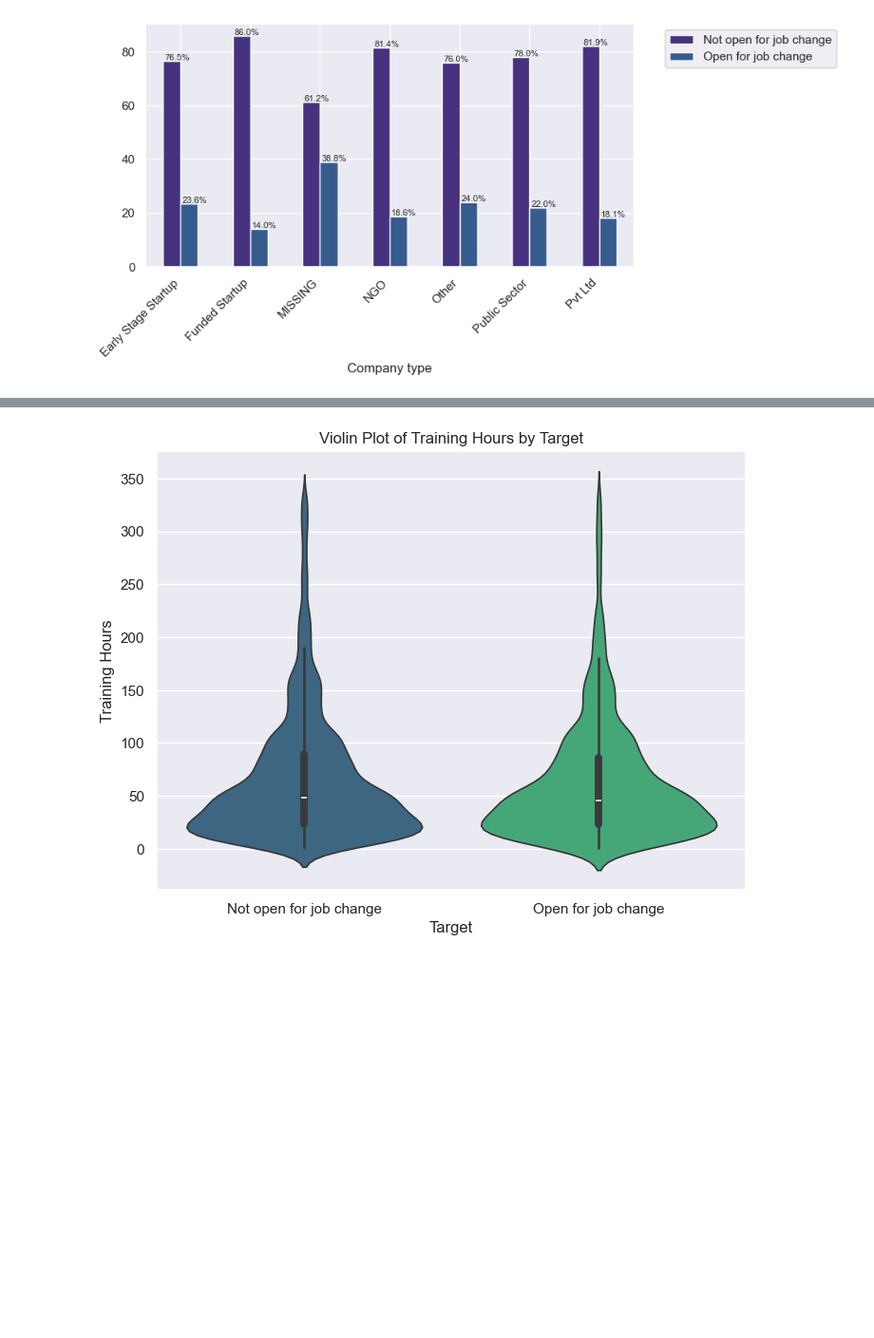
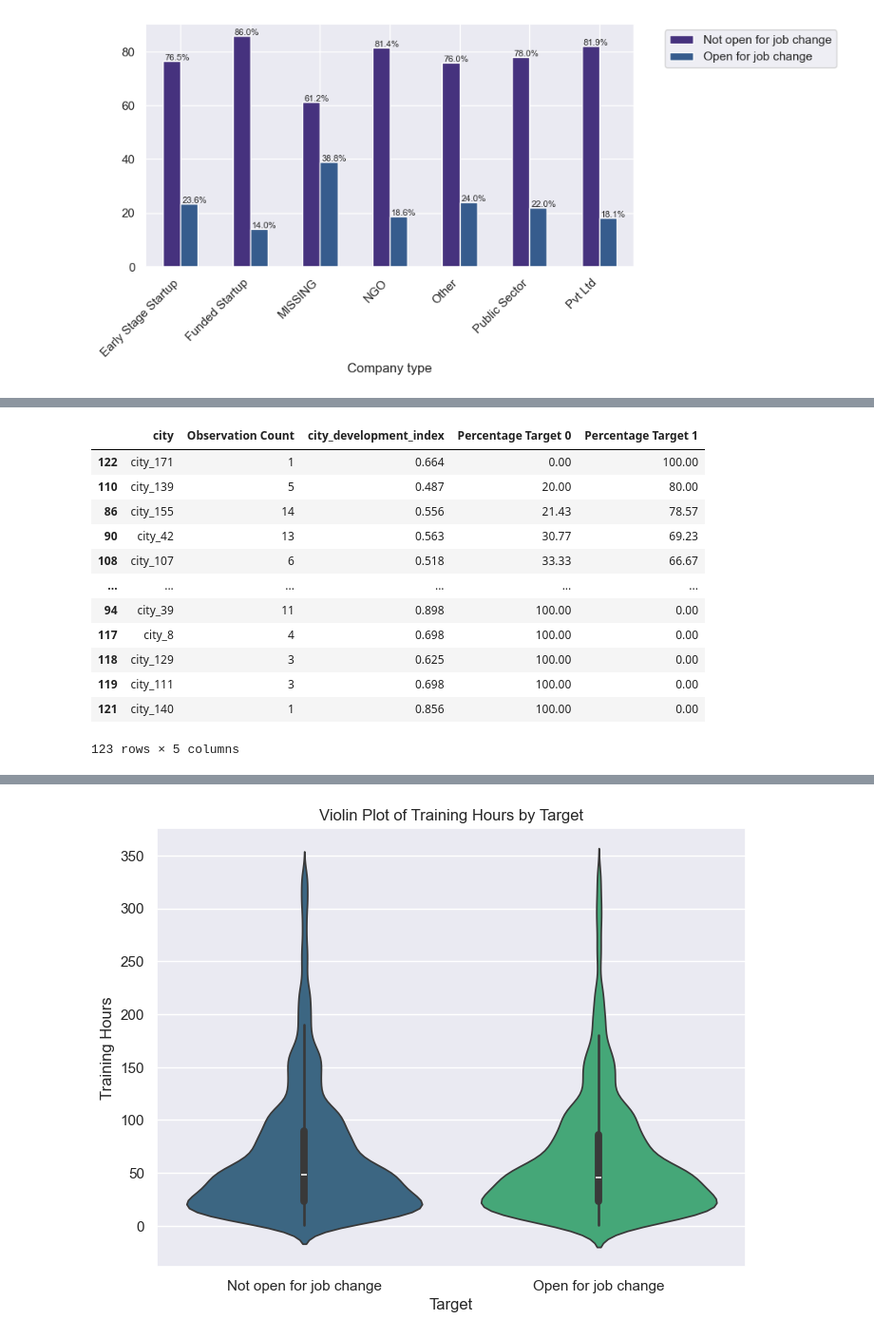
Before and after one commit to scheinmensch/HR-Analytics, a Jupyter notebook: EDA.ipynb, the cells around one changed output, grey strips where cells are left out. Shown at 95% size. Drawn from its saved outputs; the diff is of its cells as text; code cells hidden in the pictures; blank space fills up the shorter version.

```diff
--- a/EDA.ipynb
+++ b/EDA.ipynb
@@ -609,0 +638,32 @@ The willingness to change jobs is clearly highest among enrollees for whom this
+# %%
+obs_counts = HR_filled['city'].value_counts().reset_index()
+obs_counts.columns = ['city', 'Observation Count']
+
+# Extract the CDI for each city (assuming it's constant for each city)
+cdi_info = HR_filled.groupby('city')['city_development_index'].first().reset_index()
+
+# Create a crosstab with the percentage of Target 1
+crosstab_percentage = pd.crosstab(HR_filled['city'], HR_filled['target'], normalize='index').mul(100).round(2)
+crosstab_percentage = crosstab_percentage.reset_index()
+crosstab_percentage.columns = ['city', 'Percentage Target 0', 'Percentage Target 1']
+
+# Merge the DataFrames on the 'city' column
+result_df = pd.merge(obs_counts, cdi_info, on='city')
+result_df = pd.merge(result_df, crosstab_percentage, on='city')
+
+# Display the result
+result_df.sort_values('Percentage Target 1', ascending=False)
+# %% [output]
+|  | city | Observation Count | city_development_index | Percentage Target 0 | Percentage Target 1 |
+| 122 | city_171 | 1 | 0.664 | 0.00 | 100.00 |
+| 110 | city_139 | 5 | 0.487 | 20.00 | 80.00 |
+| 86 | city_155 | 14 | 0.556 | 21.43 | 78.57 |
+| 90 | city_42 | 13 | 0.563 | 30.77 | 69.23 |
+| 108 | city_107 | 6 | 0.518 | 33.33 | 66.67 |
+| ... | ... | ... | ... | ... | ... |
+| 94 | city_39 | 11 | 0.898 | 100.00 | 0.00 |
+| 117 | city_8 | 4 | 0.698 | 100.00 | 0.00 |
+| 118 | city_129 | 3 | 0.625 | 100.00 | 0.00 |
+| 119 | city_111 | 3 | 0.698 | 100.00 | 0.00 |
+| 121 | city_140 | 1 | 0.856 | 100.00 | 0.00 |
+123 rows × 5 columns
```
Also changed, not shown: parts of 8 cells of this notebook.
